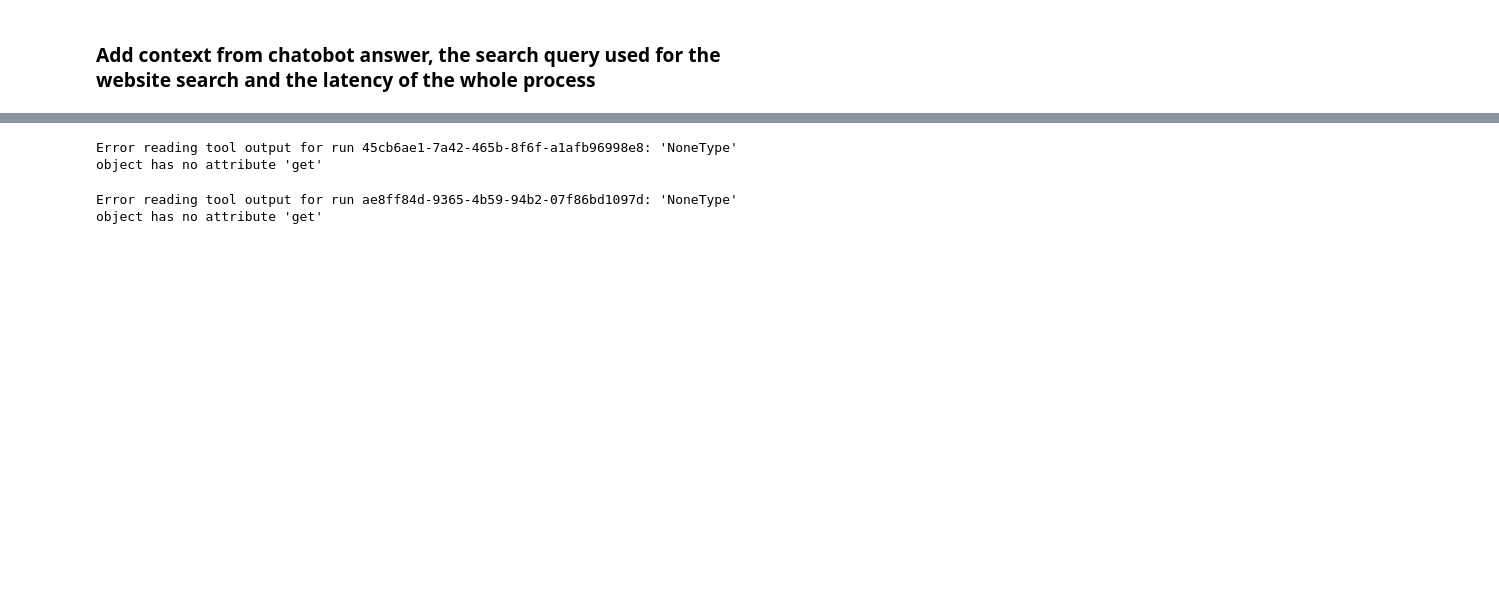
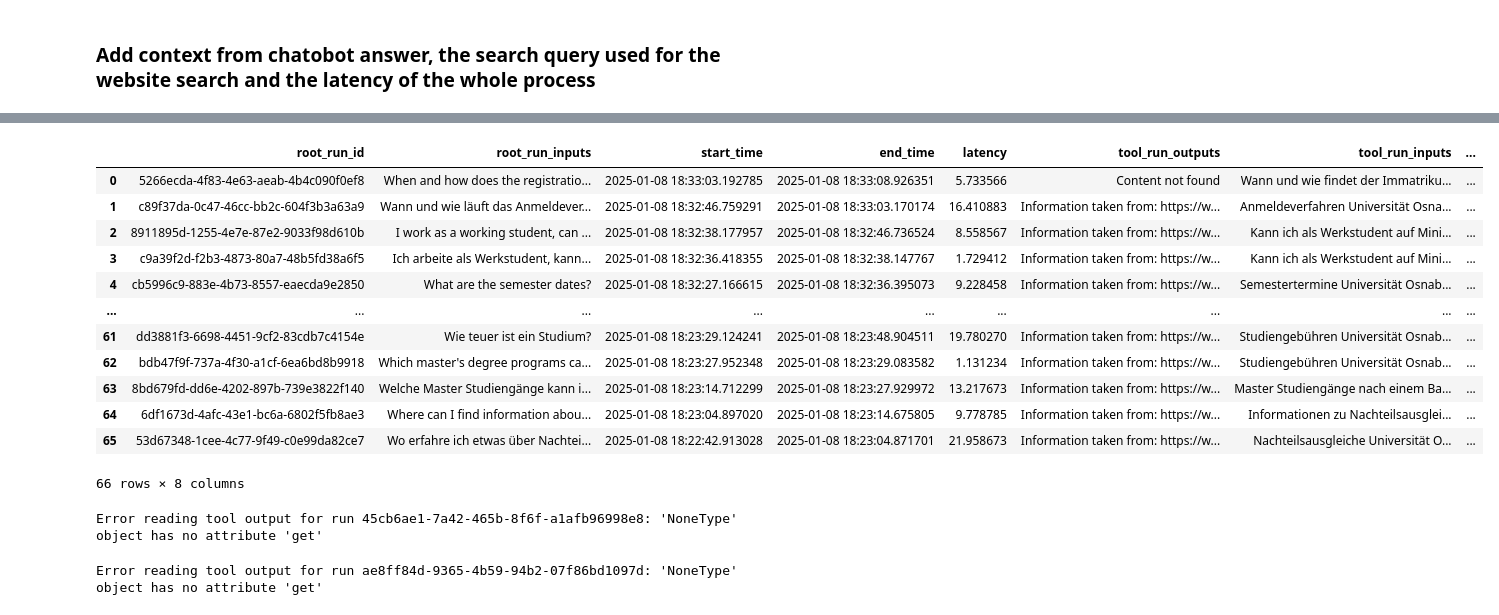
Before and after one commit to MarvinIRW/Assessing-Answer-Accuracy-Hallucination-and-Document-Relevance-in-virtUOS-Chatbot, a Jupyter notebook: code/dataset/6_chatbot_answer_generation.ipynb, the cells around one changed output, grey strips where cells are left out. Cells and saved outputs as stored; diff of their text form; code cells hidden in the pictures; blank space fills up the shorter version.

```diff
--- a/code/dataset/6_chatbot_answer_generation.ipynb
+++ b/code/dataset/6_chatbot_answer_generation.ipynb
@@ -129,3 +270,19 @@ Number of tool runs: 78
+# %%
+df_root_runs
+# %% [output]
+|  | root_run_id | root_run_inputs | start_time | end_time | latency | tool_run_outputs | tool_run_inputs | ... |
+| 0 | 5266ecda-4f83-4e63-aeab-4b4c090f0ef8 | When and how does the registratio... | 2025-01-08 18:33:03.192785 | 2025-01-08 18:33:08.926351 | 5.733566 | Content not found | Wann und wie findet der Immatriku... | ... |
+| 1 | c89f37da-0c47-46cc-bb2c-604f3b3a63a9 | Wann und wie läuft das Anmeldever... | 2025-01-08 18:32:46.759291 | 2025-01-08 18:33:03.170174 | 16.410883 | Information taken from: https://w... | Anmeldeverfahren Universität Osna... | ... |
+| 2 | 8911895d-1255-4e7e-87e2-9033f98d610b | I work as a working student, can ... | 2025-01-08 18:32:38.177957 | 2025-01-08 18:32:46.736524 | 8.558567 | Information taken from: https://w... | Kann ich als Werkstudent auf Mini... | ... |
+| 3 | c9a39f2d-f2b3-4873-80a7-48b5fd38a6f5 | Ich arbeite als Werkstudent, kann... | 2025-01-08 18:32:36.418355 | 2025-01-08 18:32:38.147767 | 1.729412 | Information taken from: https://w... | Kann ich als Werkstudent auf Mini... | ... |
+| 4 | cb5996c9-883e-4b73-8557-eaecda9e2850 | What are the semester dates? | 2025-01-08 18:32:27.166615 | 2025-01-08 18:32:36.395073 | 9.228458 | Information taken from: https://w... | Semestertermine Universität Osnab... | ... |
+| ... | ... | ... | ... | ... | ... | ... | ... | ... |
+| 61 | dd3881f3-6698-4451-9cf2-83cdb7c4154e | Wie teuer ist ein Studium? | 2025-01-08 18:23:29.124241 | 2025-01-08 18:23:48.904511 | 19.780270 | Information taken from: https://w... | Studiengebühren Universität Osnab... | ... |
+| 62 | bdb47f9f-737a-4f30-a1cf-6ea6bd8b9918 | Which master's degree programs ca... | 2025-01-08 18:23:27.952348 | 2025-01-08 18:23:29.083582 | 1.131234 | Information taken from: https://w... | Studiengebühren Universität Osnab... | ... |
+| 63 | 8bd679fd-dd6e-4202-897b-739e3822f140 | Welche Master Studiengänge kann i... | 2025-01-08 18:23:14.712299 | 2025-01-08 18:23:27.929972 | 13.217673 | Information taken from: https://w... | Master Studiengänge nach einem Ba... | ... |
+| 64 | 6df1673d-4afc-43e1-bc6a-6802f5fb8ae3 | Where can I find information abou... | 2025-01-08 18:23:04.897020 | 2025-01-08 18:23:14.675805 | 9.778785 | Information taken from: https://w... | Informationen zu Nachteilsausglei... | ... |
+| 65 | 53d67348-1cee-4c77-9f49-c0e99da82ce7 | Wo erfahre ich etwas über Nachtei... | 2025-01-08 18:22:42.913028 | 2025-01-08 18:23:04.871701 | 21.958673 | Information taken from: https://w... | Nachteilsausgleiche Universität O... | ... |
+66 rows × 8 columns
 # %%
 import tqdm
 import ast
```
Also changed, not shown: parts of 5 cells of this notebook, 6 other files.
